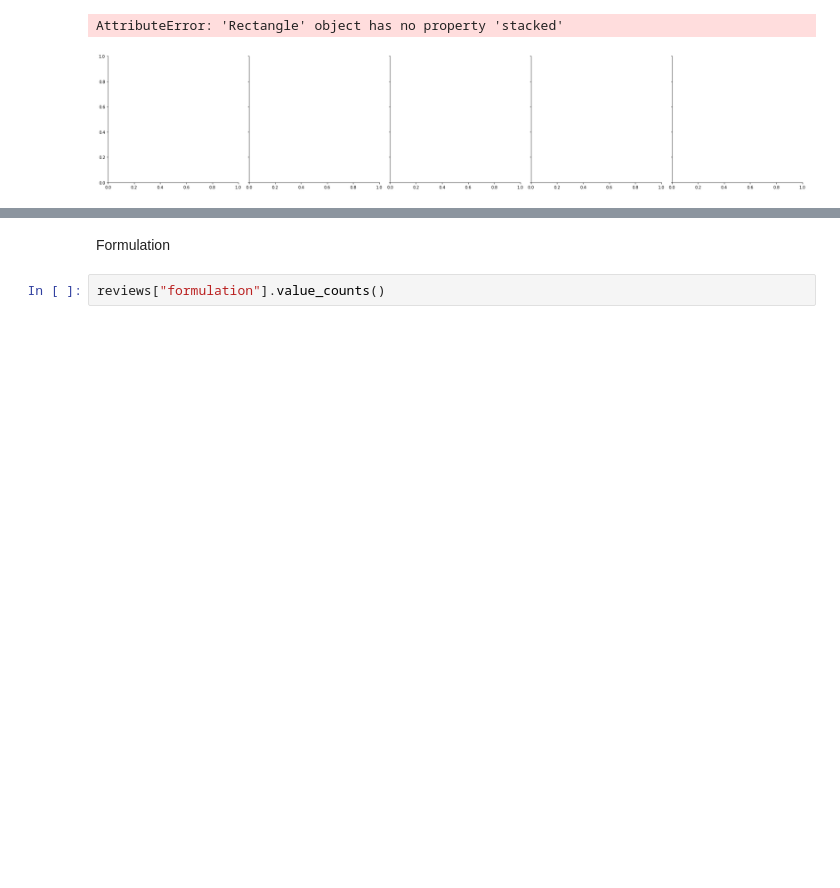
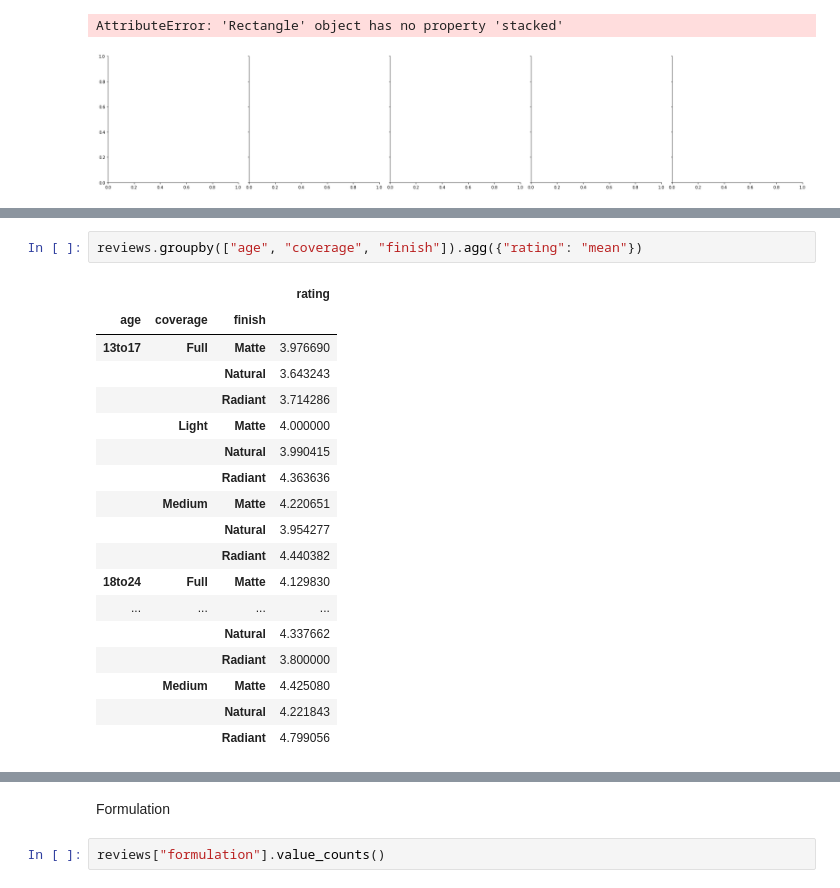
Before and after one commit to stellahkim93/Sephora, a Jupyter notebook: Sephora_Analysis.ipynb, the cells around one changed output, grey strips where cells are left out. Saved outputs shown, nothing was run; the diff lists cells and outputs as text; blank space fills up the shorter version.

```diff
--- a/Sephora_Analysis.ipynb
+++ b/Sephora_Analysis.ipynb
@@ -549,0 +621,21 @@ AttributeError: 'Rectangle' object has no property 'stacked'
+# %%
+reviews.groupby(["age", "coverage", "finish"]).agg({"rating": "mean"})
+# %% [output]
+|  |  |  | rating |
+| age | coverage | finish |  |
+| 13to17 | Full | Matte | 3.976690 |
+|  |  | Natural | 3.643243 |
+|  |  | Radiant | 3.714286 |
+|  | Light | Matte | 4.000000 |
+|  |  | Natural | 3.990415 |
+|  |  | Radiant | 4.363636 |
+|  | Medium | Matte | 4.220651 |
+|  |  | Natural | 3.954277 |
+|  |  | Radiant | 4.440382 |
+| 18to24 | Full | Matte | 4.129830 |
+| ... | ... | ... | ... |
+|  |  | Natural | 4.337662 |
+|  |  | Radiant | 3.800000 |
+|  | Medium | Matte | 4.425080 |
+|  |  | Natural | 4.221843 |
+|  |  | Radiant | 4.799056 |
```
Also changed, not shown: parts of 28 cells of this notebook.
